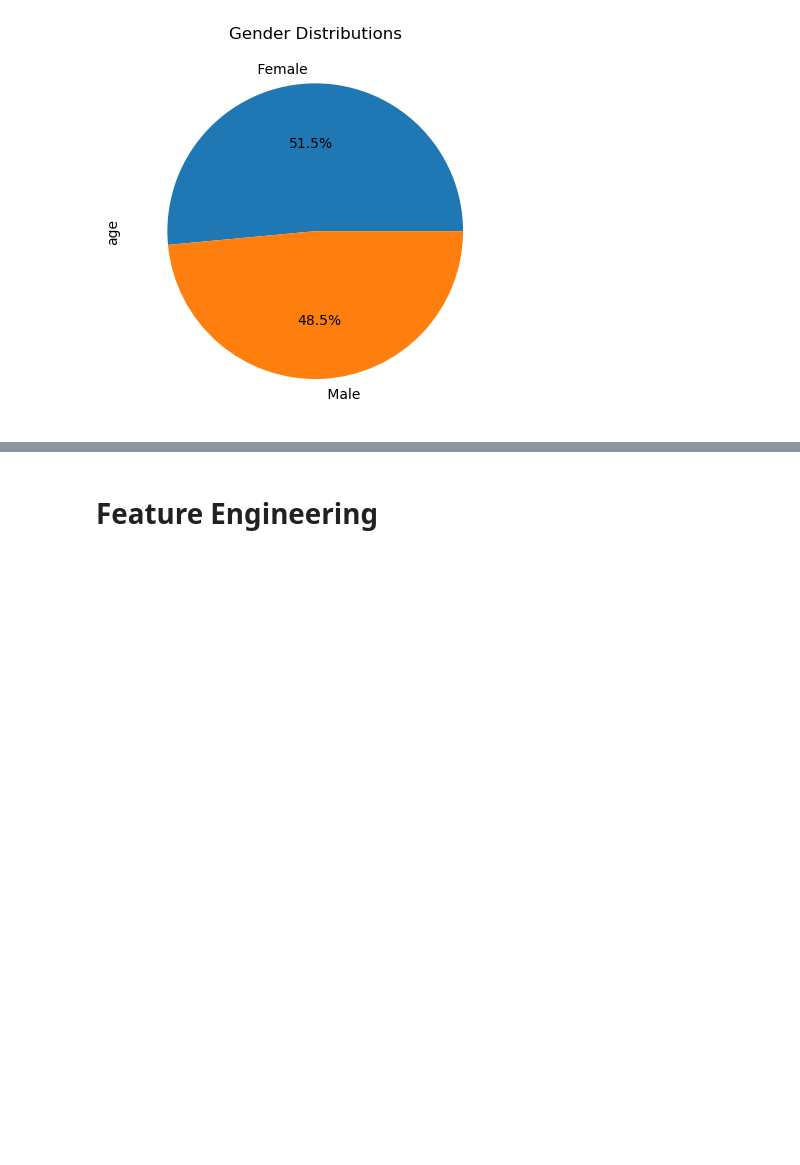
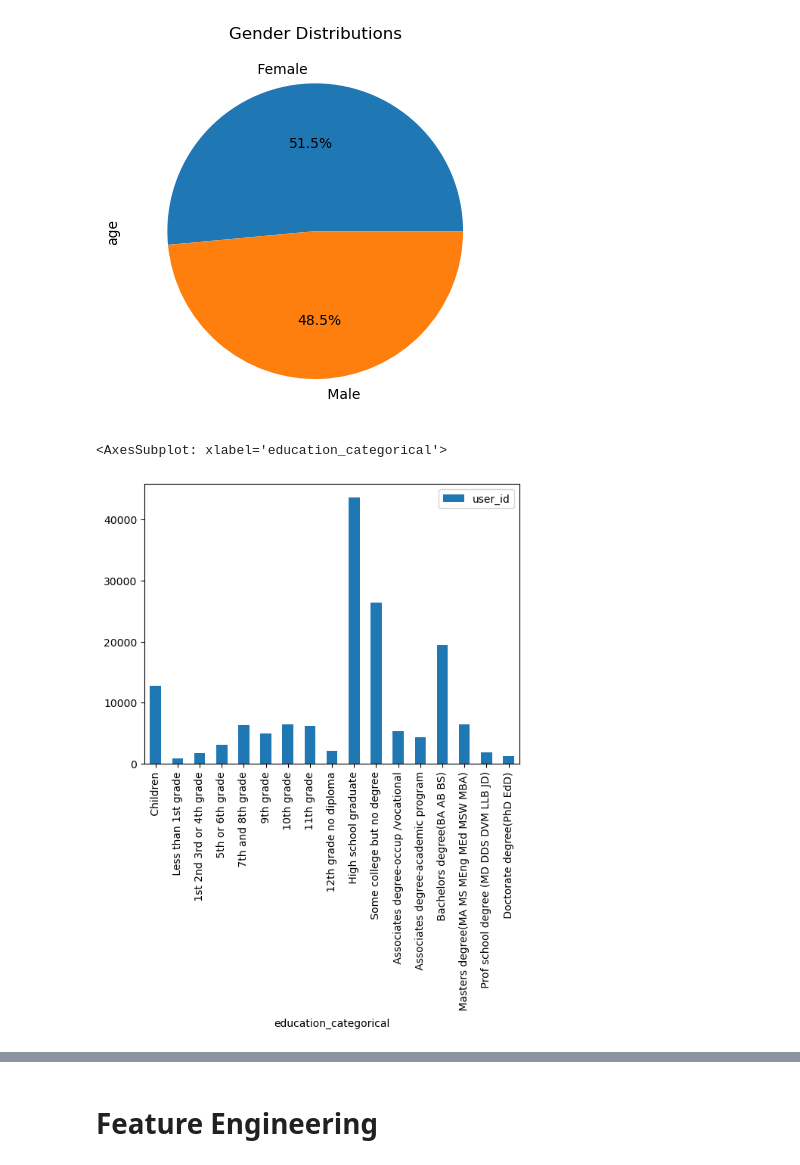
Before and after one commit to kleokog/Mycodes, a Jupyter notebook: main_script.ipynb, the cells around one changed output, grey strips where cells are left out. Drawn from its saved outputs; the diff is of its cells as text; code cells hidden in the pictures; blank space fills up the shorter version.

Commit message:
data visualisation and data cleaning

```diff
--- a/main_script.ipynb
+++ b/main_script.ipynb
@@ -66,3 +66,8 @@ y = training_data.loc[:, 41]
 print(X_data.shape, y.shape)
 # %% [output]
 (152896, 40) (152896,)
+# %%
+# Craete full dataset
+y.name = 'Label'
+full_dataset = X_data.join(y)
+full_dataset
@@ -78,3 +93,19 @@ Name: Label, dtype: int64
+# %%
+# Universe breakdown
+def universe_breakdown(age, full_or_part_time_employment_stat):
+    if age < 18:
+        return 'Children'
+    elif (age >= 18) & (full_or_part_time_employment_stat == ' Children or Armed Forces'):
+       return 'Armed Forces'
+    else:
+        return 'Civilians'
+# %%
+# Create new columns
+capital_fields = full_dataset[['capital gains', 'capital losses', 'dividends from stocks']].join(y)
+full_dataset['alternative_income_sources'] = full_dataset['capital gains'] + full_dataset['dividends from stocks'] - full_dataset['capital losses']
+full_dataset['unemployment_flag'] = full_dataset['reason for unemployment'].apply(lambda x : 0 if x == ' Not in universe' else 1)
+full_dataset['universe_descritpion'] = full_dataset.apply(lambda row : universe_breakdown(row['age'], row['full or part time employment stat']), axis = 1)
+# full_dataset['employment_status_manual']
 # %% [markdown]
 # Data Visualisation
 # %%
@@ -87,3 +118,30 @@ X_data.groupby(['sex'])['age'].count().plot.pie(autopct='%1.1f%%', title = "Gend
 # %% [output]
 <AxesSubplot: title={'center': 'Gender Distributions'}, ylabel='age'>
 [figure]
+# %%
+education_list = [
+    " Children",
+    " Less than 1st grade",
+    " 1st 2nd 3rd or 4th grade",
+    " 5th or 6th grade",
+    " 7th and 8th grade",
+    " 9th grade",
+    " 10th grade",
+    " 11th grade",
+    " 12th grade no diploma",
+    " High school graduate",
+    " Some college but no degree",
+    " Associates degree-occup /vocational",
+    " Associates degree-academic program",
+    " Bachelors degree(BA AB BS)",
+    " Masters degree(MA MS MEng MEd MSW MBA)",
+    " Prof school degree (MD DDS DVM LLB JD)",
+    " Doctorate degree(PhD EdD)",
+
+]
+# %%
+full_dataset['education_categorical'] = pd.Categorical(full_dataset['education'], education_list)
+full_dataset.reset_index().groupby(['education_categorical'])['user_id'].count().reset_index().sort_values('education_categorical').set_index('education_categorical').plot.bar()#.plot.hist()
+# %% [output]
+<AxesSubplot: xlabel='education_categorical'>
+[figure, added]
```
Also changed, not shown: parts of 17 cells of this notebook.
